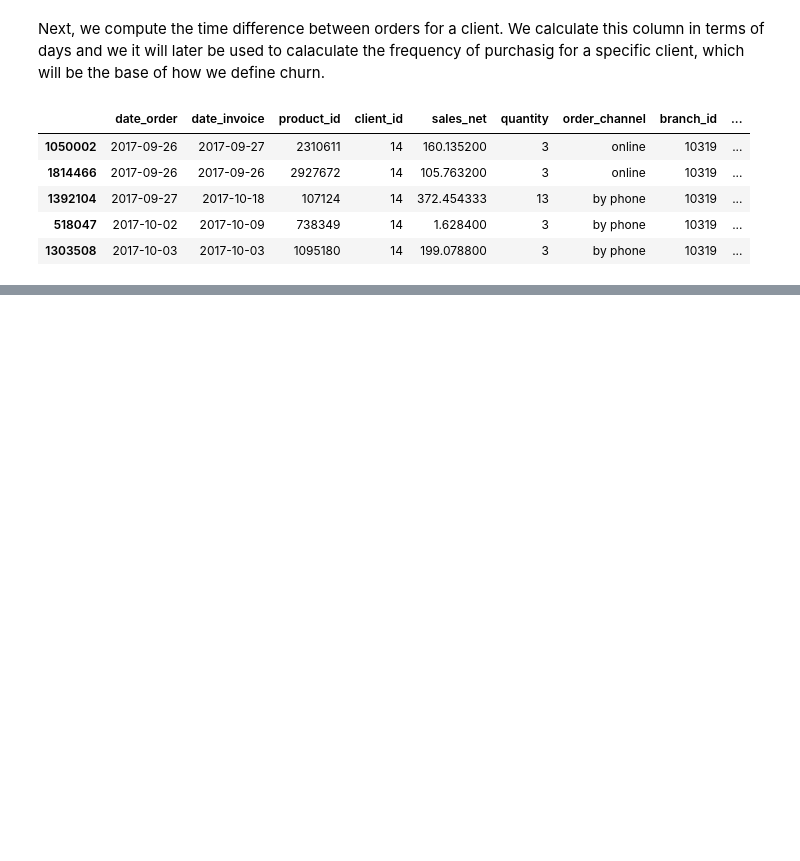
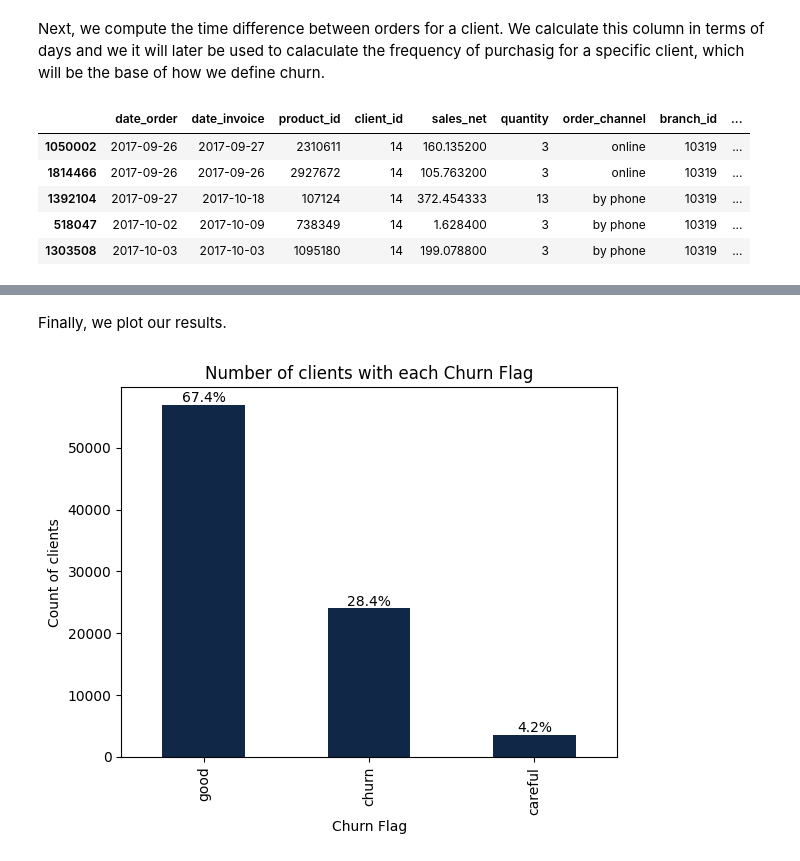
Before and after one commit to chachouswim2/BCG-X-Hackathon-, a Jupyter notebook: notebooks/Rule_Based_Churn.ipynb, the cells around one changed output, grey strips where cells are left out. Drawn from its saved outputs; the diff is of its cells as text; code cells hidden in the pictures; blank space fills up the shorter version.

```diff
--- a/notebooks/Rule_Based_Churn.ipynb
+++ b/notebooks/Rule_Based_Churn.ipynb
@@ -552,0 +56,3 @@ def calculate_churn(df):
+# %%
+df_mean_time = compute_mean_time_diff(time_dif)
+df_mean_time.head()
@@ -552,0 +83,3 @@ def calculate_churn(df):
+# %%
+df_churned = compute_churn_flag(df_mean_time)
+df_churned
@@ -552,0 +100,24 @@ def calculate_churn(df):
+# %% [markdown]
+Finally, we plot our results.
+# %%
+#Plot results
+churn_counts = df_churned['churn_flag'].value_counts()
+
+## create the bar plot
+fig, ax = plt.subplots()
+churn_counts.plot(kind='bar', ax=ax, color="#102747")
+
+## add the percentage labels
+for patch in ax.patches:
+    height = patch.get_height()
+    percent = 100 * height / churn_counts.values.sum()
+    ax.annotate(f'{percent:.1f}%', (patch.get_x() + patch.get_width() / 2, height), ha='center', va='bottom')
+
+## set labels and title
+ax.set_xlabel('Churn Flag')
+ax.set_ylabel('Count of clients')
+ax.set_title('Number of clients with each Churn Flag')
+plt.savefig('RuleBasedModel_output')
+plt.show()
+# %% [output]
+[figure, added]
```
Also changed, not shown: parts of 37 cells of this notebook.
